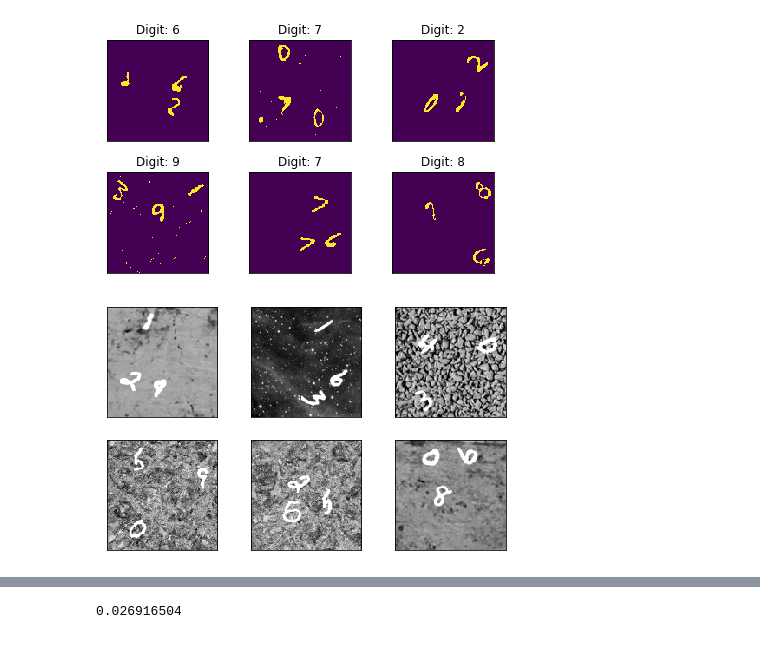
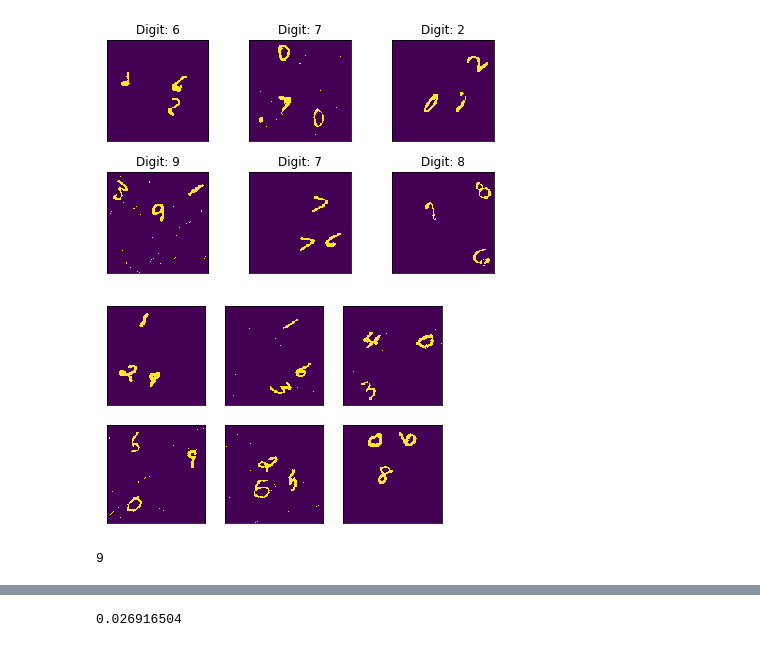
Before and after one commit to HarmanpreetSinghGrover/Modified_MNIST_Largest_Number, a Jupyter notebook: p3_baseline.ipynb, the cells around one changed output, grey strips where cells are left out. Drawn from its saved outputs; the diff is of its cells as text; code cells hidden in the pictures.

```diff
--- a/p3_baseline.ipynb
+++ b/p3_baseline.ipynb
@@ -116,7 +118,7 @@ fig = plt.figure()
 for i in range(6):
   plt.subplot(2,3,i+1)
   plt.tight_layout()
-  plt.imshow(train_images[i], cmap='gray', interpolation='none')
+  plt.imshow(train_images[i], interpolation='none')
   plt.title("Digit: {}".format(labels.iloc[i,1]))
   plt.xticks([])
   plt.yticks([])
@@ -177,11 +180,10 @@ for i in range(6):
 # %%
 fig = plt.figure()
 for i in range(6):
   plt.subplot(2,3,i+1)
-  plt.tight_layout()
-  plt.imshow(X_test[i], cmap='gray', interpolation='none')
+  plt.imshow(X_test[i], interpolation='none')
   plt.xticks([])
   plt.yticks([])
 # %% [output]
-[figure, old version]
+[figure, new version]
 # %%
@@ -203,0 +203,4 @@ y_train = keras.utils.to_categorical(labels.iloc[:,1])
+# %%
+print(y_train.max())
+# %% [output]
+9
```
Also changed, not shown: parts of 56 cells of this notebook, 3 other files.
